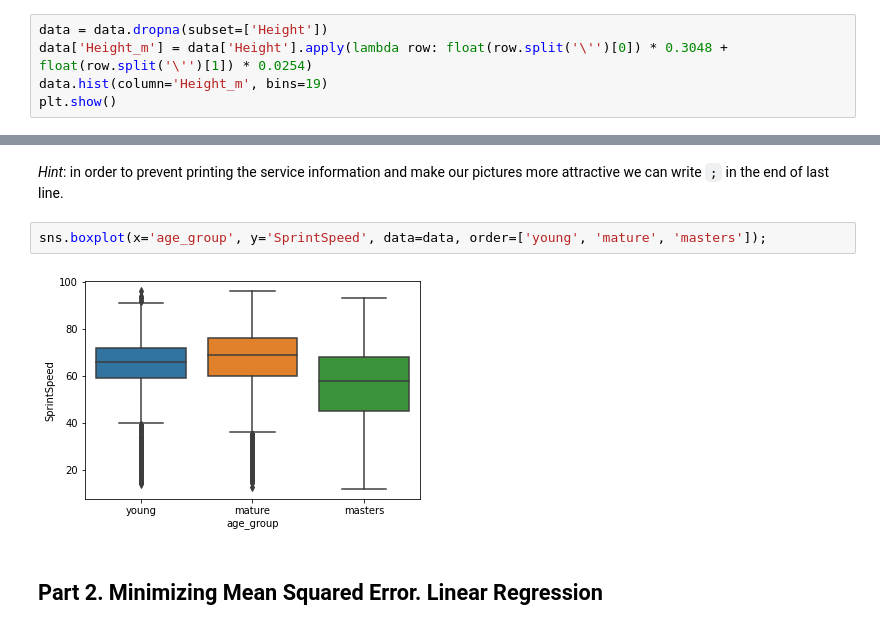
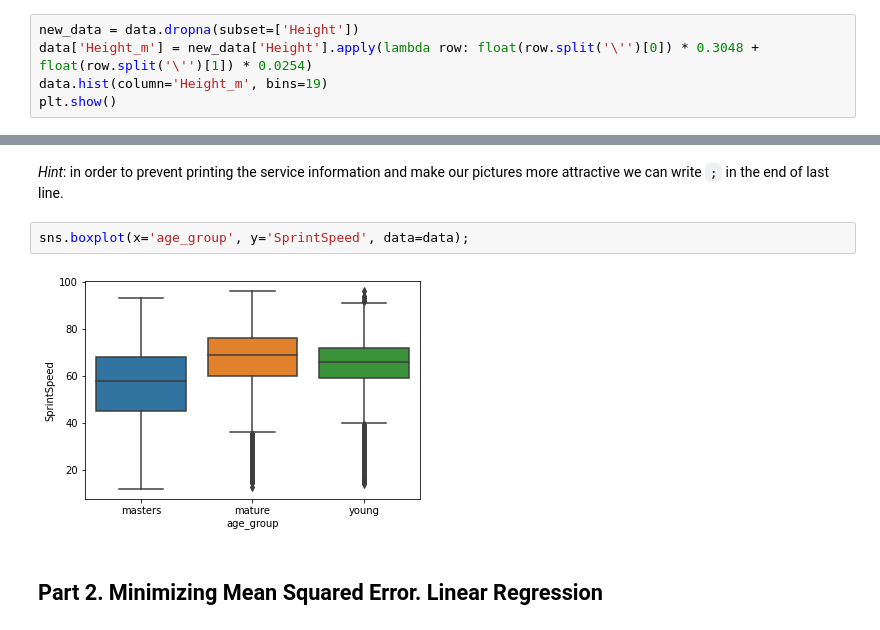
Before and after one commit to palinkapro/RS_School_ML_intro_p_1, a Jupyter notebook: 2_Linear_regression/palinkapro_rs_2lr.ipynb, the cells around one changed output, grey strips where cells are left out. Saved outputs shown, nothing was run; the diff lists cells and outputs as text.

```diff
--- a/2_Linear_regression/palinkapro_seminar_and_homework-Copy1.ipynb
+++ b/2_Linear_regression/palinkapro_rs_2lr.ipynb
@@ -112,8 +112,8 @@ plt.show()
 # %% [markdown]
 **Task 1 (1 point)**. Built a histogram of the height distribution in *meters* from footbal player data. Remember that height is in format *feet* '*inches*.  Instead of filling null values with some constant just drop them. Use *.dropna* for specified column.
 # %%
-data = data.dropna(subset=['Height'])
-data['Height_m'] = data['Height'].apply(lambda row: float(row.split('\'')[0]) * 0.3048 + float(row.split('\'')[1]) * 0.0254)
+new_data = data.dropna(subset=['Height'])
+data['Height_m'] = new_data['Height'].apply(lambda row: float(row.split('\'')[0]) * 0.3048 + float(row.split('\'')[1]) * 0.0254)
 data.hist(column='Height_m', bins=19)
 plt.show()
 # %% [output]
@@ -159,9 +159,9 @@ Really often it is necessary to explore the distribution of some numerical featu
 # %% [markdown]
 _Hint_: in order to prevent printing the service information and make our pictures more attractive we can write `;` in the end of last line.
 # %%
-sns.boxplot(x='age_group', y='SprintSpeed', data=data, order=['young', 'mature', 'masters']);
+sns.boxplot(x='age_group', y='SprintSpeed', data=data);
 # %% [output]
-[figure, old version]
+[figure, new version]
 # %% [markdown]
 ## Part 2. Minimizing Mean Squared Error. Linear Regression
 # %% [markdown]
```
Also changed, not shown: parts of 31 cells of this notebook, 1 other file.
